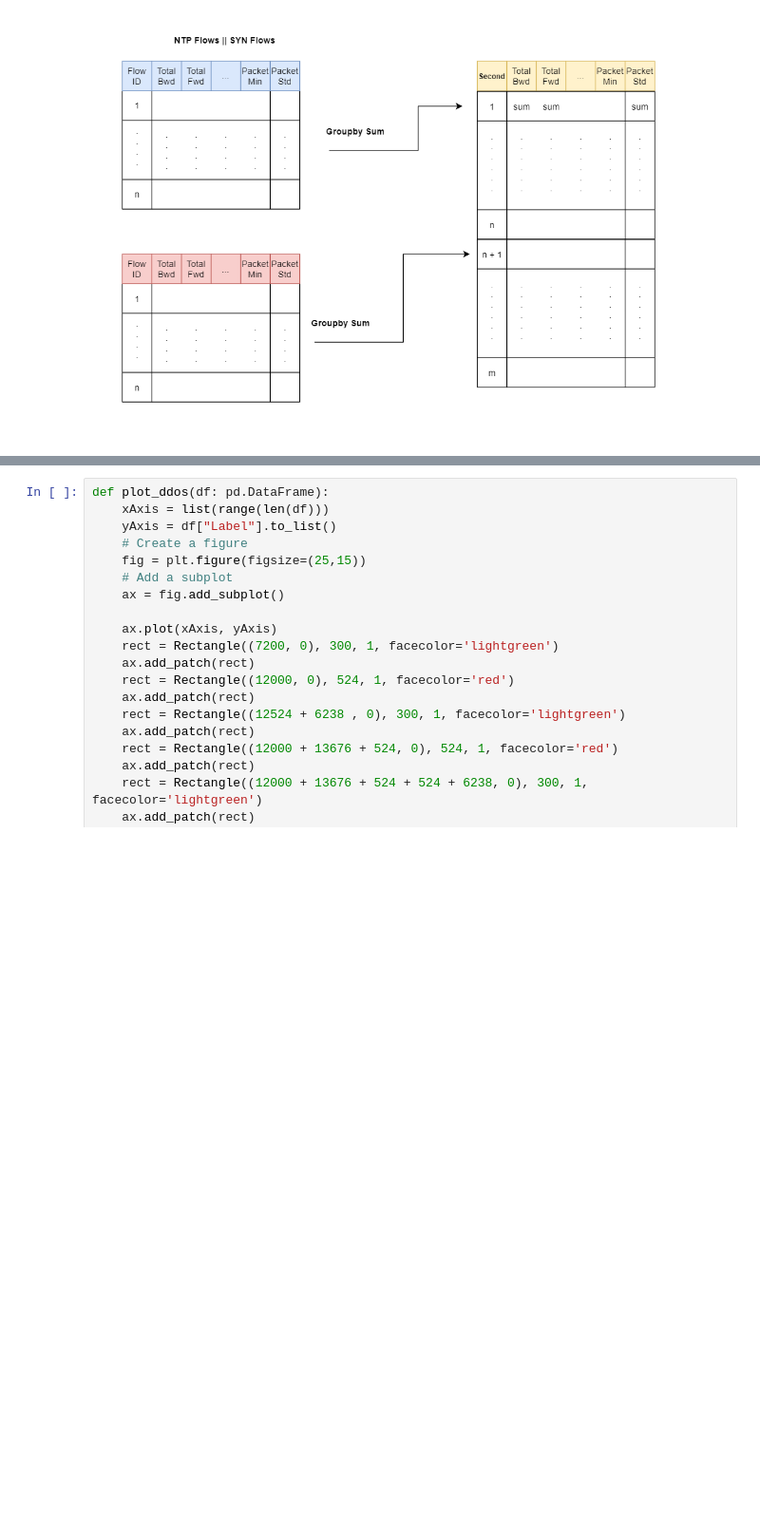
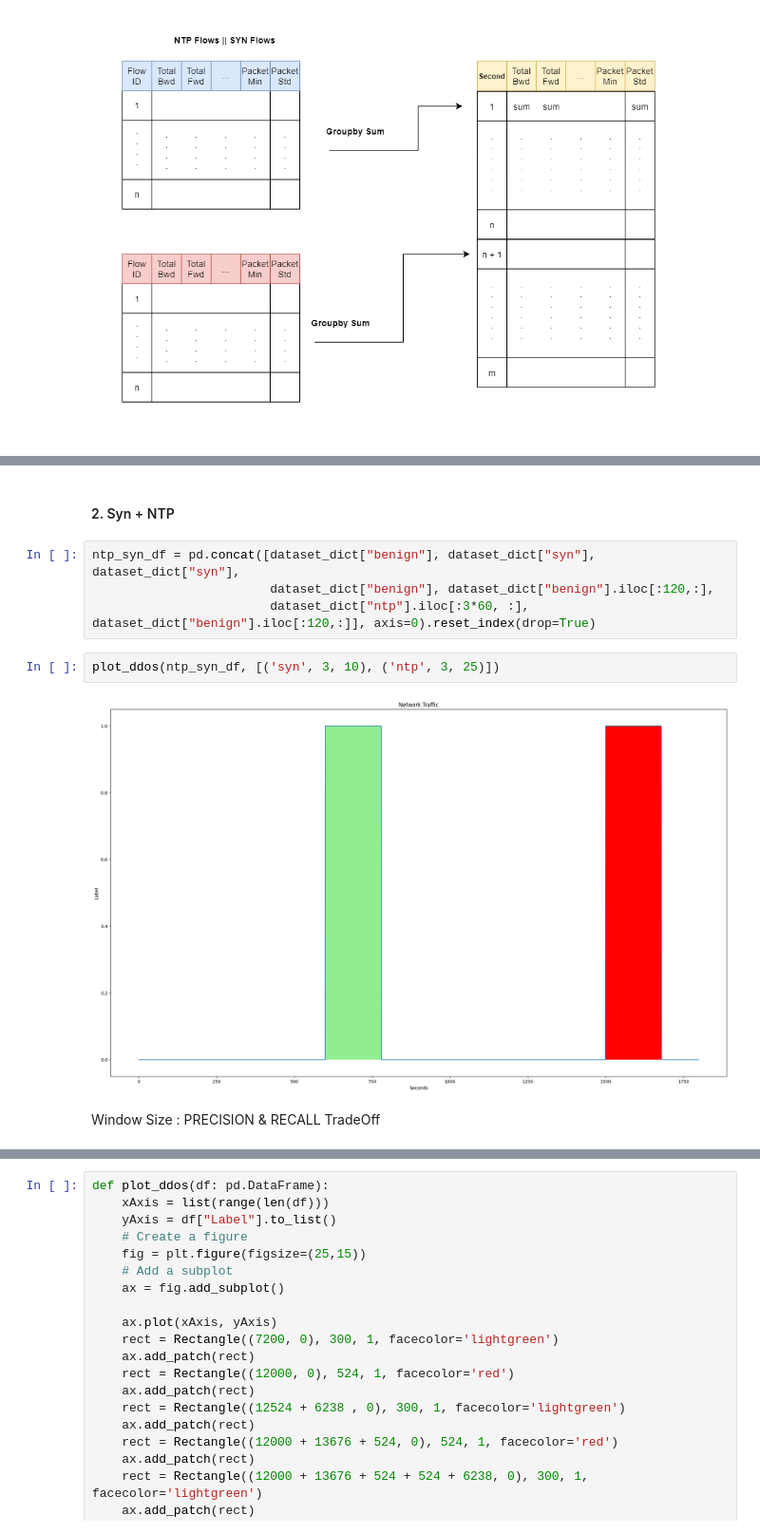
Before and after one commit to batuhanduyuler01/matrix_profile_ddos, a Jupyter notebook: tez_ilerleme_notebook.ipynb, the cells around one changed output, grey strips where cells are left out. Shown: that part at 95% size. Cells and saved outputs as stored; diff of their text form; blank space fills up the shorter version.

```diff
--- a/tez_ilerleme_notebook.ipynb
+++ b/tez_ilerleme_notebook.ipynb
@@ -472,0 +148,12 @@ class GeneticAlgo:
+# %% [markdown]
+#### 2. Syn + NTP
+# %%
+ntp_syn_df = pd.concat([dataset_dict["benign"], dataset_dict["syn"], dataset_dict["syn"],
+                        dataset_dict["benign"], dataset_dict["benign"].iloc[:120,:],
+                        dataset_dict["ntp"].iloc[:3*60, :], dataset_dict["benign"].iloc[:120,:]], axis=0).reset_index(drop=True)
+# %%
+plot_ddos(ntp_syn_df, [('syn', 3, 10), ('ntp', 3, 25)])
+# %% [output]
+[figure, added]
+# %% [markdown]
+Window Size : PRECISION & RECALL TradeOff
```
Also changed, not shown: parts of 59 cells of this notebook.
